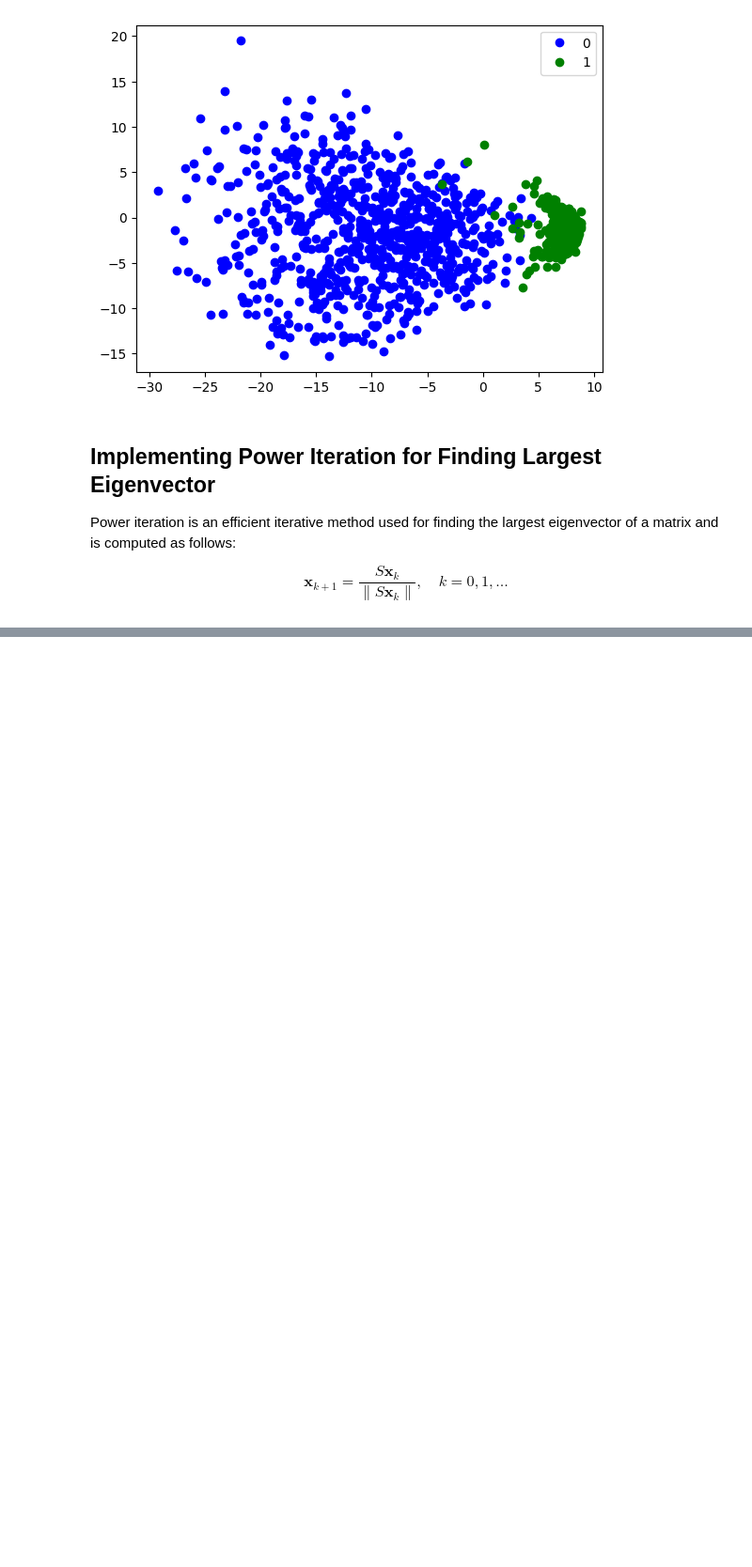
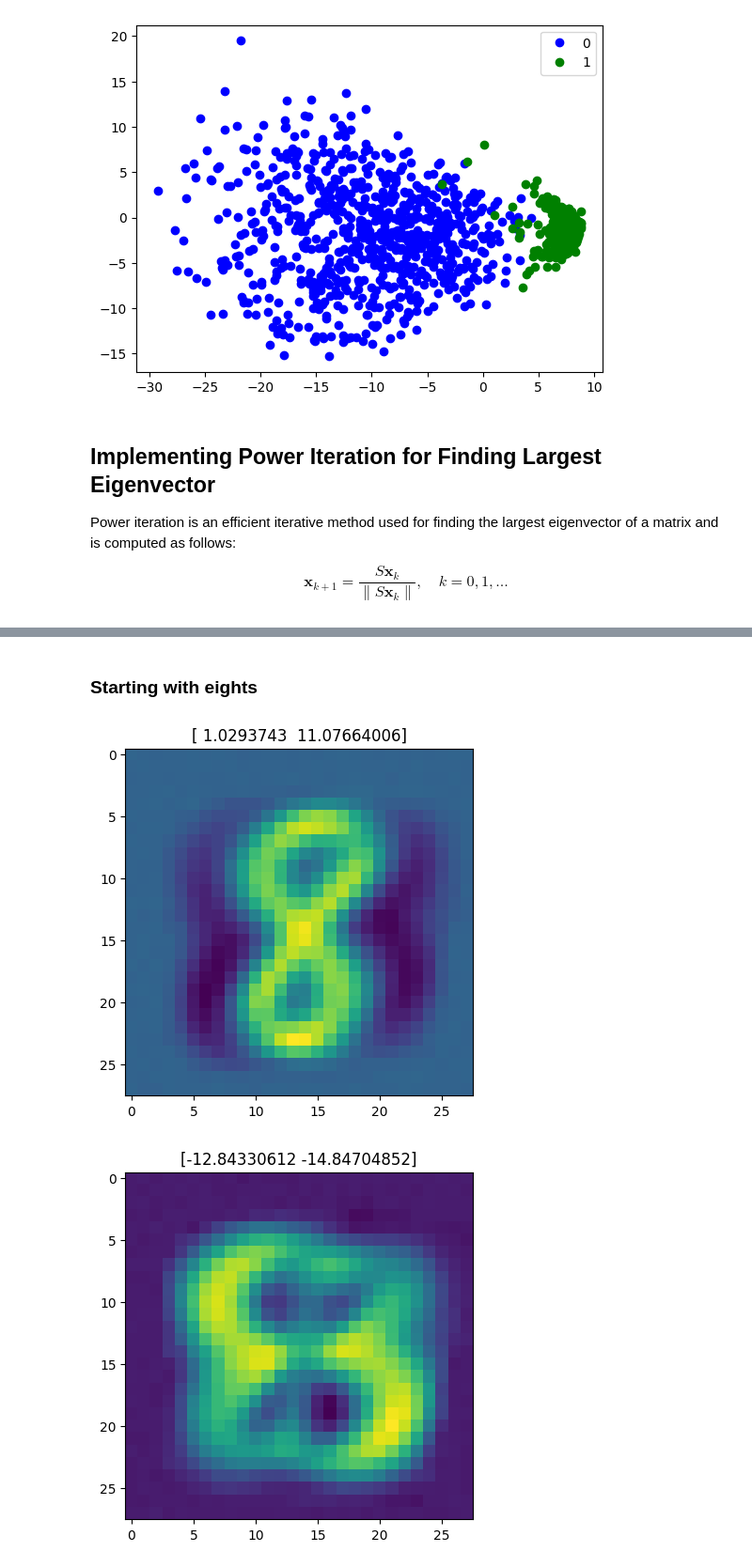
Before and after one commit to quaternio/demonstrations-in-dimensionality-reduction, a Jupyter notebook: PCA.ipynb, the cells around one changed output, grey strips where cells are left out. Shown: that part at 94% size. Drawn from its saved outputs; the diff is of its cells as text; code cells hidden in the pictures; blank space fills up the shorter version.

```diff
--- a/PCA.ipynb
+++ b/PCA.ipynb
@@ -115,14 +115,14 @@ plt.imshow(Xs_strat[8][0][:,0].reshape((28,28)))
 # %% [markdown]
 ## Considering Eigenvalues and Variance of Handwritten Digit 8
 # %%
-eig_vals, eig_vecs = np.linalg.eigh(Ss[8][0])
-idxs = np.flip(np.argsort(eig_vals))[:200]
-ordered_eigvals = np.flip(np.sort(eig_vals[-200:]))
-ordered_eigvecs = eig_vecs[:,idxs]
+strat_eig_vals, strat_eig_vecs = np.linalg.eigh(Ss[8][0])
+idxs = np.flip(np.argsort(strat_eig_vals))[:200]
+strat_ordered_eigvals = np.flip(np.sort(strat_eig_vals[-200:]))
+strat_ordered_eigvecs = strat_eig_vecs[:,idxs]
 plt.figure()
 plt.xlabel("Index")
 plt.ylabel("Eigenvalue")
-plt.plot(ordered_eigvals, 'x', color='black')
+plt.plot(strat_ordered_eigvals, 'x', color='black')
 # %% [output]
 [<matplotlib.lines.Line2D at 0x...>]
 [figure]
@@ -136,10 +136,10 @@ plt.plot([np.sum(ordered_eigvals[:i]) for i, _ in enumerate(ordered_eigvals)])
 [figure]
 # %%
 M = 10
-print(ordered_eigvecs.shape)
-B = ordered_eigvecs[:,:M]
+print(strat_ordered_eigvecs.shape)
+strat_B = strat_ordered_eigvecs[:,:M]
 print(Xs_strat_test[8][0].shape)
-print(B.shape)
+print(strat_B.shape)
 
 print(idxs)
 # %% [output]
@@ -167,10 +167,10 @@ for i in range(num_ex):
     plt.imshow((Xs_strat_test[8][0][:,i].reshape((Xs_strat_test[8][0][:,i].size, 1))*stdss[8]+mus[8]).reshape((28,28)))
 
     # Compute encoding
-    z = B.T@Xs_strat_test[8][0][:,i]
+    z = strat_B.T@Xs_strat_test[8][0][:,i]
 
     # Compute decoding
-    x_tilde = B@z
+    x_tilde = strat_B@z
 
     plt.figure()
     plt.title("After")
@@ -353,0 +364,33 @@ diff: 2.5571903011120446e-07
+# %% [markdown]
+### Starting with eights
+# %%
+M = 2
+strat_B = strat_ordered_eigvecs[:,:M]
+mu = mus[8]
+sigma = 1e-2
+
+sample_size = 5
+
+def sample_from_prior(latent_dim, sample_size):
+    return np.random.multivariate_normal(np.zeros(latent_dim), 100*np.eye(latent_dim), size=sample_size)
+
+def sample_from_posterior(prior_sample, B, mu, sigma):
+    mean = B@prior_sample.T + mu
+    cov = sigma**2*np.eye(B.shape[0])
+    for i in range(prior_sample.shape[0]):
+        yield (np.random.multivariate_normal(mean[:,i], cov), prior_sample[i,:])
+
+def generate_examples(sample_size, latent_dim, B, mu, sigma):
+    ''' PPCA via Ancestral Sampling '''
+    prior_sample = sample_from_prior(M, sample_size)
+
+    for example, z in sample_from_posterior(prior_sample, strat_B, mu, sigma):
+        yield (example, z)
+
+for (example, latent) in generate_examples(sample_size, M, strat_B, mu, sigma):
+    plt.figure()
+    plt.title(latent)
+    plt.imshow(example.reshape((28,28)))
+# %% [output]
+[figure, added]
+[figure, added]
```
Also changed, not shown: parts of 4 cells of this notebook.
